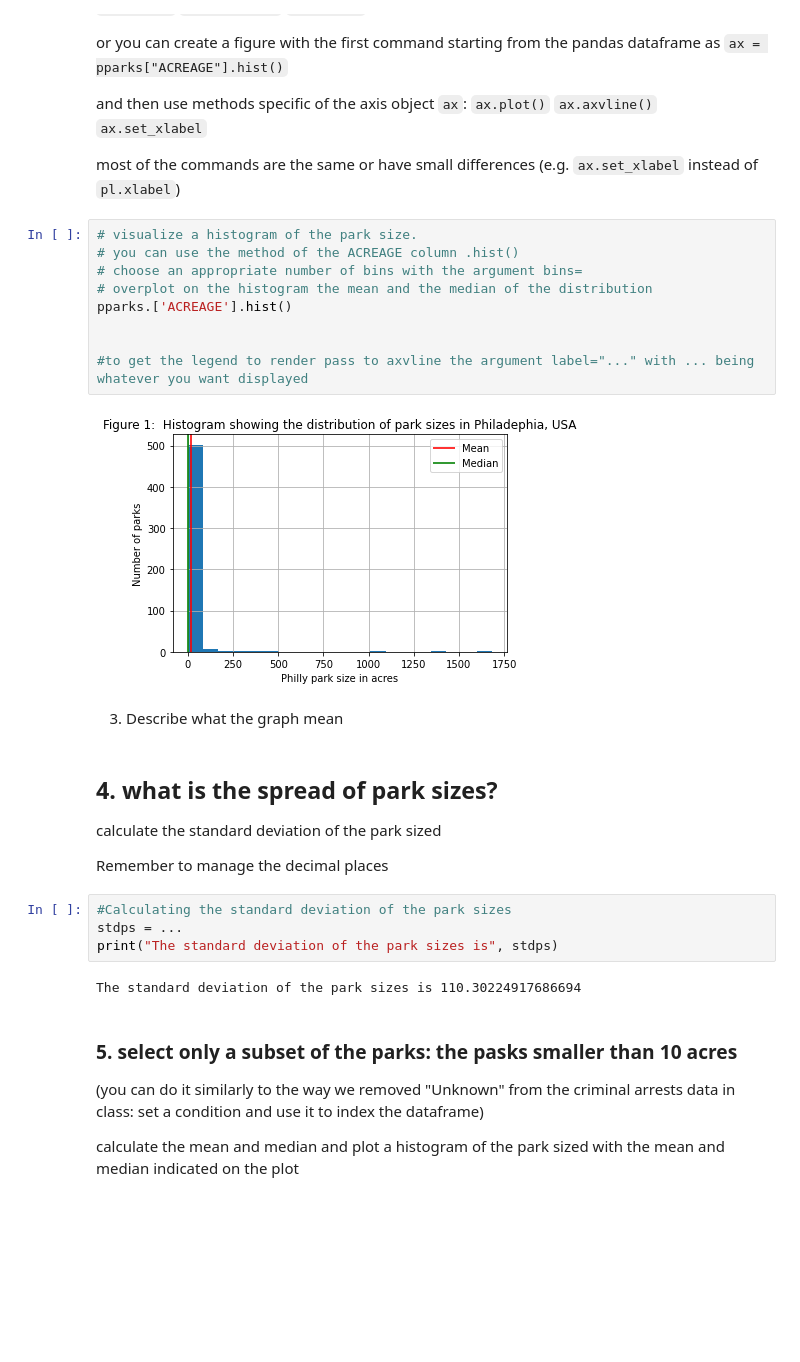
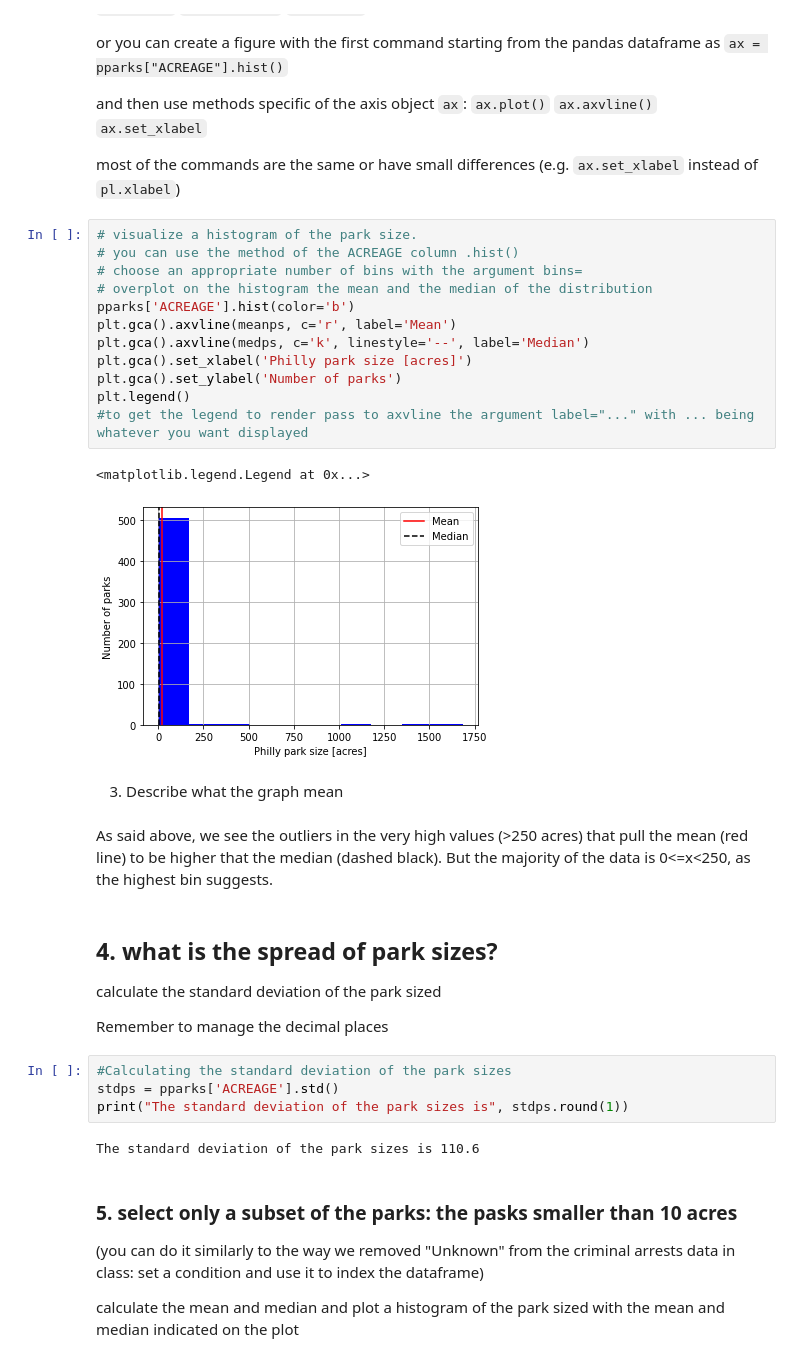
Before and after one commit to anner-paldor/geodata_course, a Jupyter notebook: HW2/HW2-Stats_Philly_Parks.ipynb, the cells around one changed output. Cells and saved outputs as stored; diff of their text form; blank space fills up the shorter version.

```diff
--- a/HW2/HW2-Stats_Philly_Parks.ipynb
+++ b/HW2/HW2-Stats_Philly_Parks.ipynb
@@ -136,16 +136,22 @@
 # %%
 # visualize a histogram of the park size.
 # you can use the method of the ACREAGE column .hist()
 # choose an appropriate number of bins with the argument bins=
 # overplot on the histogram the mean and the median of the distribution
-pparks.['ACREAGE'].hist()
-
-
+pparks['ACREAGE'].hist(color='b')
+plt.gca().axvline(meanps, c='r', label='Mean')
+plt.gca().axvline(medps, c='k', linestyle='--', label='Median')
+plt.gca().set_xlabel('Philly park size [acres]')
+plt.gca().set_ylabel('Number of parks')
+plt.legend()
 #to get the legend to render pass to axvline the argument label="..." with ... being whatever you want displayed
 # %% [output]
+<matplotlib.legend.Legend at 0x...>
-[figure, old version]
+[figure, new version]
 # %% [markdown]
 3. Describe what the graph mean
+# %% [markdown]
+As said above, we see the outliers in the very high values (>250 acres) that pull the mean (red line) to be higher that the median (dashed black). But the majority of the data is 0<=x<250, as the highest bin suggests.
 # %% [markdown]
 ## 4. what is the spread of park sizes?
 calculate the standard deviation of the park sized
@@ -153,10 +159,10 @@ calculate the standard deviation of the park sized
 Remember to manage the decimal places
 # %%
 #Calculating the standard deviation of the park sizes
-stdps = ...
-print("The standard deviation of the park sizes is", stdps)
+stdps = pparks['ACREAGE'].std()
+print("The standard deviation of the park sizes is", stdps.round(1))
 # %% [output]
-The standard deviation of the park sizes is 110.30224917686694
+The standard deviation of the park sizes is 110.6
 # %% [markdown]
 ### 5. select only a subset of the parks: the pasks smaller than 10 acres
 (you can do it similarly to the way we removed "Unknown" from the criminal arrests data in class: set a condition and use it to index the dataframe)
```
Also changed, not shown: parts of 5 cells of this notebook.
